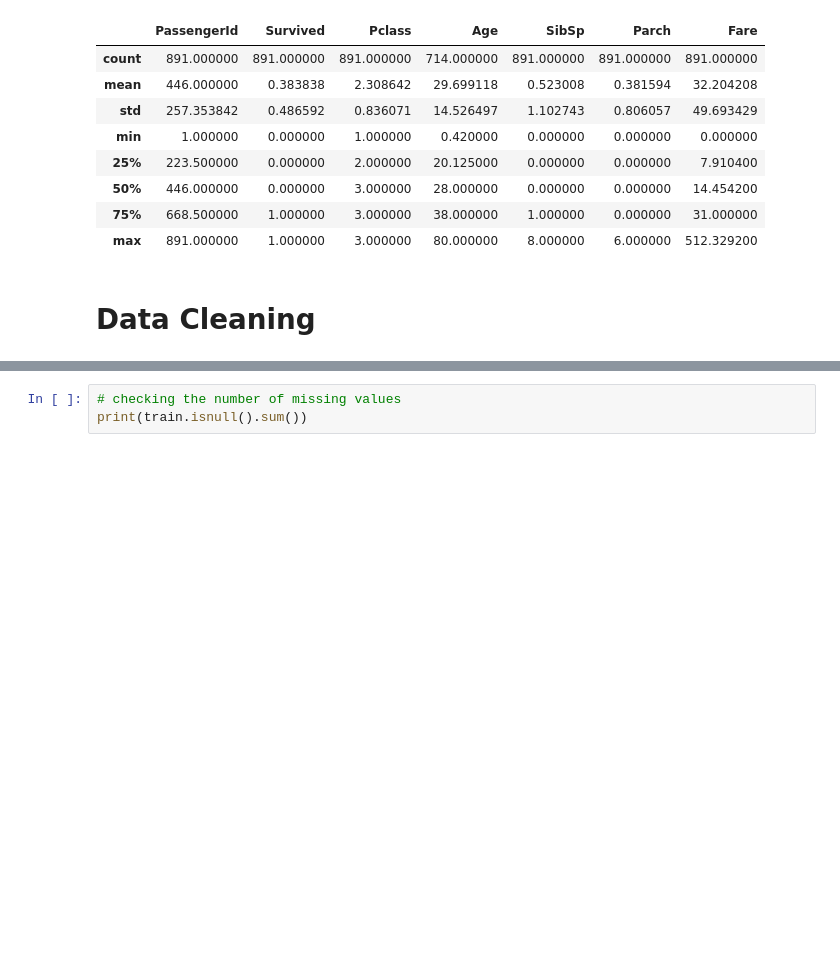
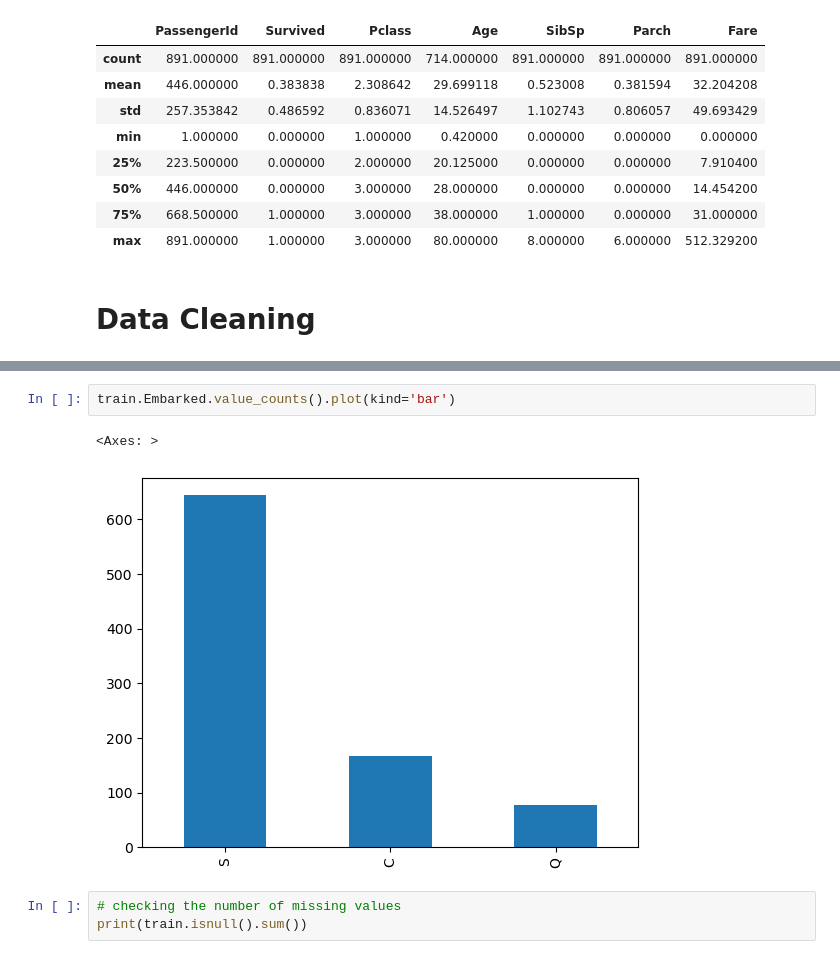
Before and after one commit to alliajagbe/titanic-survival, a Jupyter notebook: survival.ipynb, the cells around one changed output, grey strips where cells are left out. Drawn from its saved outputs; the diff is of its cells as text; blank space fills up the shorter version.

```diff
--- a/survival.ipynb
+++ b/survival.ipynb
@@ -48,3 +53,8 @@ train.describe()
+# %%
+train.Embarked.value_counts().plot(kind='bar')
+# %% [output]
+<Axes: >
+[figure, added]
 # %%
 # checking the number of missing values
 print(train.isnull().sum())
```
Also changed, not shown: parts of 1 cell of this notebook.
